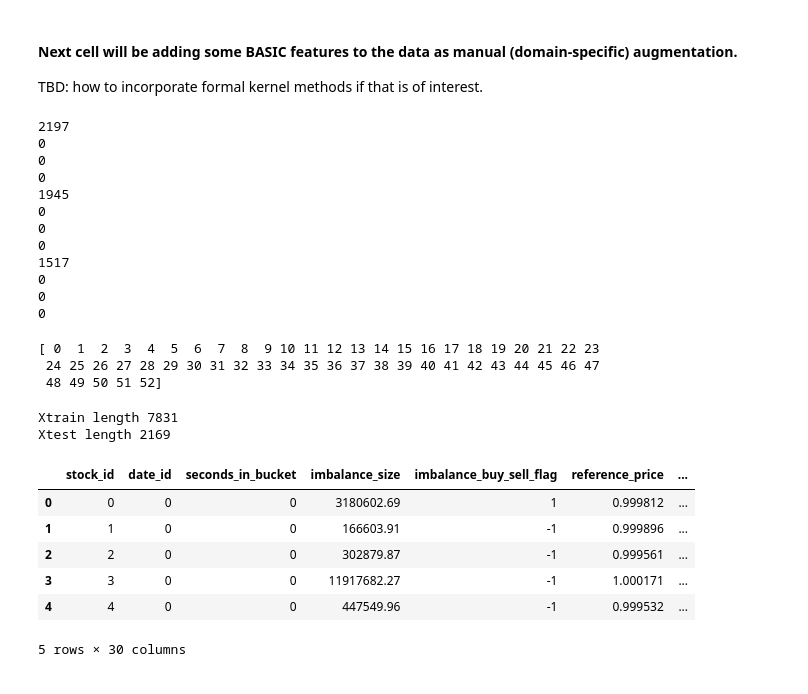
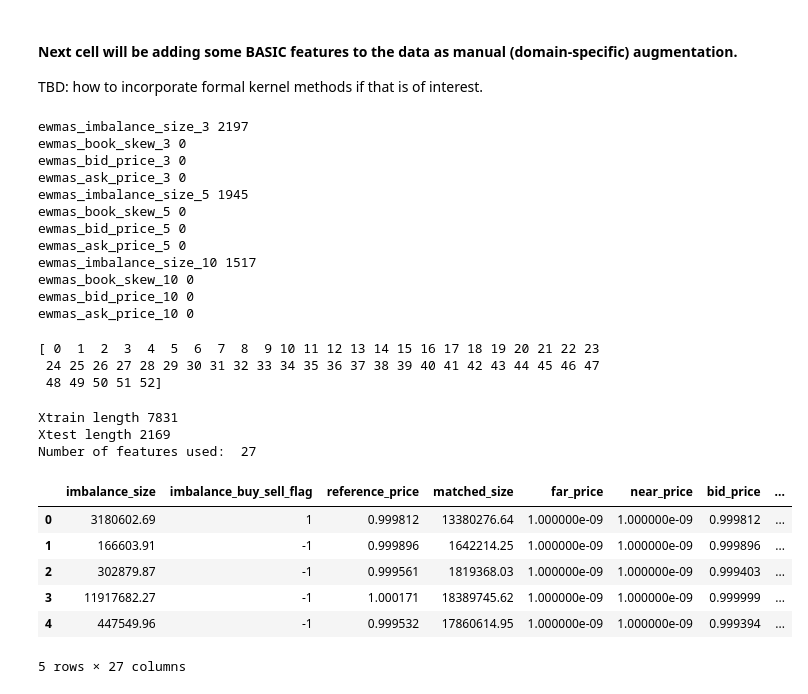
Before and after one commit to rvpant/optiver-trading-at-the-close, a Jupyter notebook: prelim_tree.ipynb, the cells around one changed output. Saved outputs shown, nothing was run; the diff lists cells and outputs as text; code cells hidden in the pictures.

```diff
--- a/prelim_tree.ipynb
+++ b/prelim_tree.ipynb
@@ -10,6 +10,7 @@ from sklearn.ensemble import GradientBoostingRegressor, HistGradientBoostingRegr
 # %%
 df = pd.read_csv('train_top_20k.csv')
 df = df[df.columns.tolist()[1:]] #Drops the duplicated index values in the first column.
+df.dropna(subset=['target'], inplace=True)
 df.head()
 # %% [output]
 |  | stock_id | date_id | seconds_in_bucket | imbalance_size | imbalance_buy_sell_flag | reference_price | ... |
@@ -87,20 +88,22 @@ for w in ewma_windows:
             ma = df.groupby(['stock_id']).rolling(w)[col].mean().fillna(method='bfill').loc[id] #This is a little sketchy, maybe worth changing?
             # df[f'ewmas_{col}_{w}'] = np.where(df['stock_id']==id, ma, df[f'ewmas_{col}_{w}'])
             df[f'ewmas_{col}_{w}'][ma.index] = ma
-        print(np.sum(df[f'ewmas_{col}_{w}']==0))
+        # print(f'ewmas_{col}_{w}', np.sum(df[f'ewmas_{col}_{w}']==0))
+
+
 
 # df[['book_skew', 'ewmas_book_skew_5', 'bid_price', 'ask_price', 'ewmas_bid_price_5', 'ewmas_ask_price_5', "stock_id", 'date_id']].head(20)
 # %% [output]
-2197
-0
-0
-0
-1945
-0
-0
-0
-1517
-0
-0
-0
+ewmas_imbalance_size_3 2197
+ewmas_book_skew_3 0
+ewmas_bid_price_3 0
+ewmas_ask_price_3 0
+ewmas_imbalance_size_5 1945
+ewmas_book_skew_5 0
+ewmas_bid_price_5 0
+ewmas_ask_price_5 0
+ewmas_imbalance_size_10 1517
+ewmas_book_skew_10 0
+ewmas_bid_price_10 0
+ewmas_ask_price_10 0
 # %%
@@ -117,23 +119,31 @@ print(df.time_id.unique()) #gonna use up to 40 for training and the rest for tes
 # %%
 #Define the train-test split.
 X_train = df[df['time_id'] <=40].drop(columns=['target', 'target_cat'])
 X_train = X_train.fillna(1e-9) #For imputing NaN values. Does this value make a big difference to performance?
 X_test = df[df['time_id'] >40].drop(columns=['target', 'target_cat'])
 X_test = X_test.fillna(1e-9) #See above.
 print("Xtrain length", len(X_train)); print("Xtest length", len(X_test))
 y_train = df[df['time_id'] <=40]['target']
 y_test = df[df['time_id'] >40]['target']
+
+#Filter for final feature set.
+features = [c for c in df.columns if not c in ['stock_id','date_id','seconds_in_bucket','target_cat', 'target']]
+print("Number of features used: ", len(features))
+X_train = X_train[features]
+X_test = X_test[features]
+
 X_train.head()
 # %% [output]
 Xtrain length 7831
 Xtest length 2169
+Number of features used:  27
-|  | stock_id | date_id | seconds_in_bucket | imbalance_size | imbalance_buy_sell_flag | reference_price | ... |
-| 0 | 0 | 0 | 0 | 3180602.69 | 1 | 0.999812 | ... |
-| 1 | 1 | 0 | 0 | 166603.91 | -1 | 0.999896 | ... |
-| 2 | 2 | 0 | 0 | 302879.87 | -1 | 0.999561 | ... |
-| 3 | 3 | 0 | 0 | 11917682.27 | -1 | 1.000171 | ... |
-| 4 | 4 | 0 | 0 | 447549.96 | -1 | 0.999532 | ... |
+|  | imbalance_size | imbalance_buy_sell_flag | reference_price | matched_size | far_price | near_price | bid_price | ... |
+| 0 | 3180602.69 | 1 | 0.999812 | 13380276.64 | 1.000000e-09 | 1.000000e-09 | 0.999812 | ... |
+| 1 | 166603.91 | -1 | 0.999896 | 1642214.25 | 1.000000e-09 | 1.000000e-09 | 0.999896 | ... |
+| 2 | 302879.87 | -1 | 0.999561 | 1819368.03 | 1.000000e-09 | 1.000000e-09 | 0.999403 | ... |
+| 3 | 11917682.27 | -1 | 1.000171 | 18389745.62 | 1.000000e-09 | 1.000000e-09 | 0.999999 | ... |
+| 4 | 447549.96 | -1 | 0.999532 | 17860614.95 | 1.000000e-09 | 1.000000e-09 | 0.999394 | ... |
-5 rows × 30 columns
+5 rows × 27 columns
 # %%
 #Fit classifier.
 clf = GradientBoostingRegressor(loss='absolute_error', learning_rate=0.05, n_estimators=1000, verbose=1, random_state=42)
```
Also changed, not shown: parts of 6 cells of this notebook.
